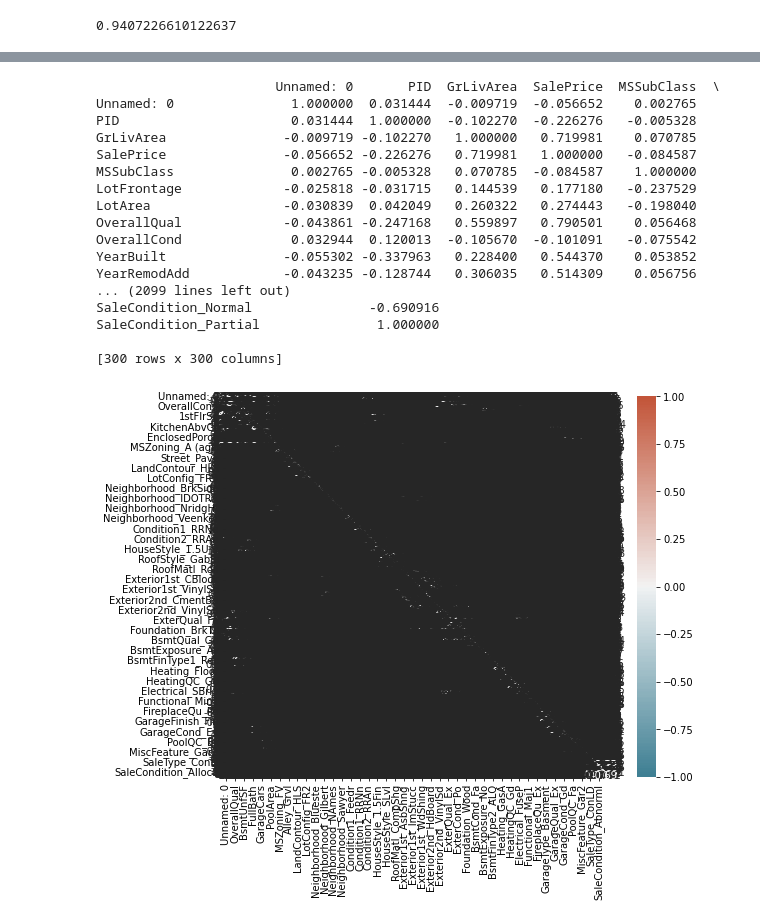
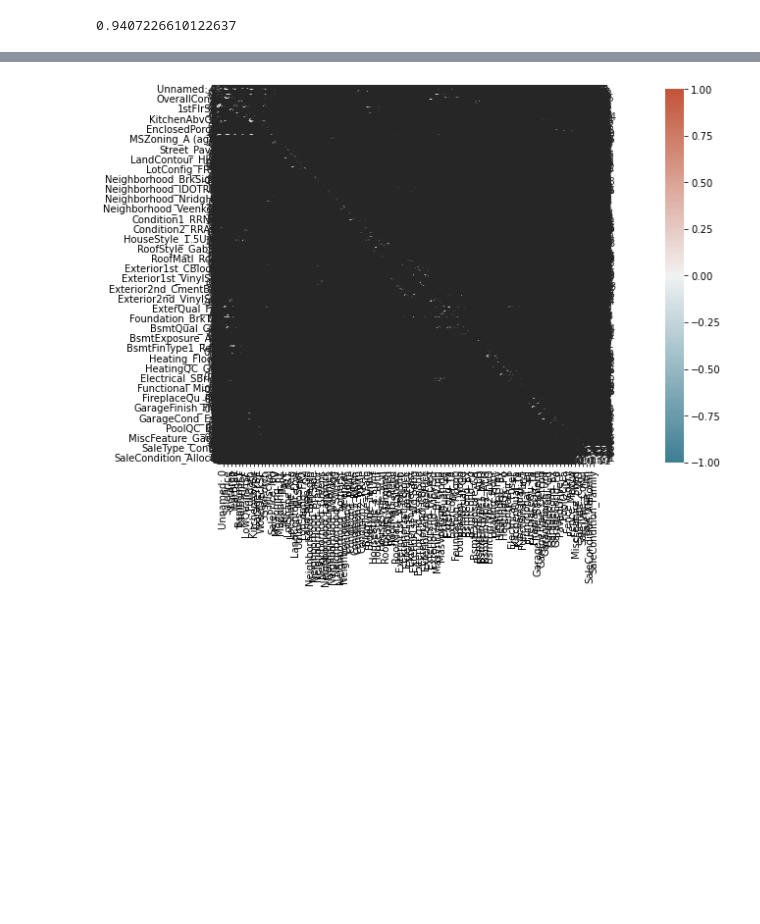
Before and after one commit to amandamanfredo1/Machine_Learning_Ames_Housing_Kaggle, a Jupyter notebook: Housing_Project_EDA.ipynb, the cells around one changed output, grey strips where cells are left out. Drawn from its saved outputs; the diff is of its cells as text; code cells hidden in the pictures; blank space fills up the shorter version.

```diff
--- a/Housing_Project_EDA.ipynb
+++ b/Housing_Project_EDA.ipynb
@@ -142,26 +166,5 @@ lm.score(housing2.drop(['SalePrice','SalePrice_log'],axis=1), housing2['SalePric
 # %%
-import seaborn as sns
-
-corr = housing2.corr();
-print(corr)
-plt.figure(figsize=(11,7))
+plt.figure(figsize=(25,7))
 sns.heatmap(corr, vmin=-1, vmax=1, center=0, cmap=sns.diverging_palette(220, 20, n=200), square=True, annot=True);
 # %% [output]
-                       Unnamed: 0       PID  GrLivArea  SalePrice  MSSubClass  \
-Unnamed: 0               1.000000  0.031444  -0.009719  -0.056652    0.002765
-PID                      0.031444  1.000000  -0.102270  -0.226276   -0.005328
-GrLivArea               -0.009719 -0.102270   1.000000   0.719981    0.070785
-SalePrice               -0.056652 -0.226276   0.719981   1.000000   -0.084587
-MSSubClass               0.002765 -0.005328   0.070785  -0.084587    1.000000
-LotFrontage             -0.025818 -0.031715   0.144539   0.177180   -0.237529
-LotArea                 -0.030839  0.042049   0.260322   0.274443   -0.198040
-OverallQual             -0.043861 -0.247168   0.559897   0.790501    0.056468
-OverallCond              0.032944  0.120013  -0.105670  -0.101091   -0.075542
-YearBuilt               -0.055302 -0.337963   0.228400   0.544370    0.053852
-YearRemodAdd            -0.043235 -0.128744   0.306035   0.514309    0.056756
-... (2099 lines left out)
-SaleCondition_Normal               -0.690916
-SaleCondition_Partial               1.000000
-
-[300 rows x 300 columns]
-[figure, old version]
+[figure, new version]
```
Also changed, not shown: parts of 1 cell of this notebook, 1 other file.
